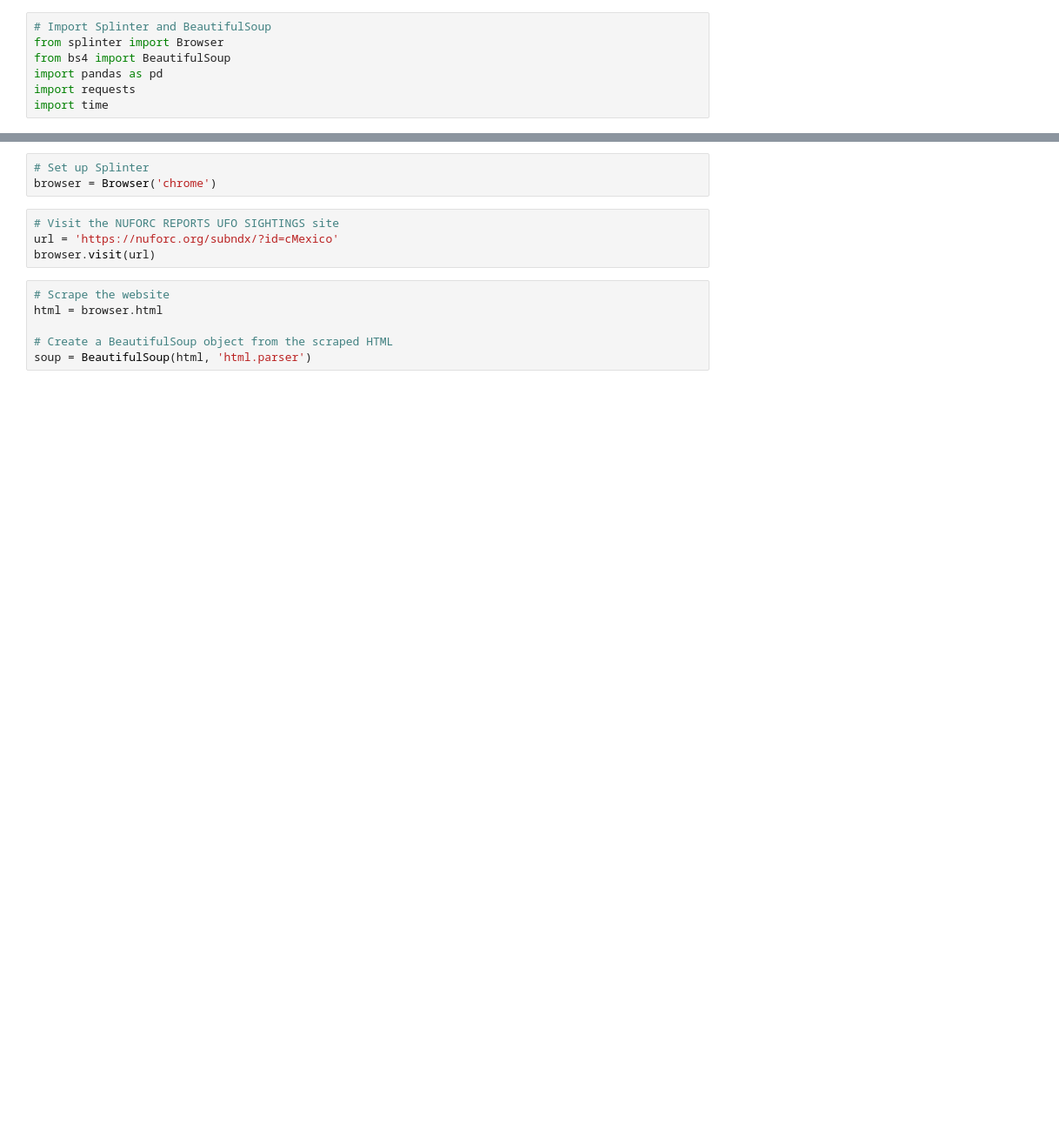
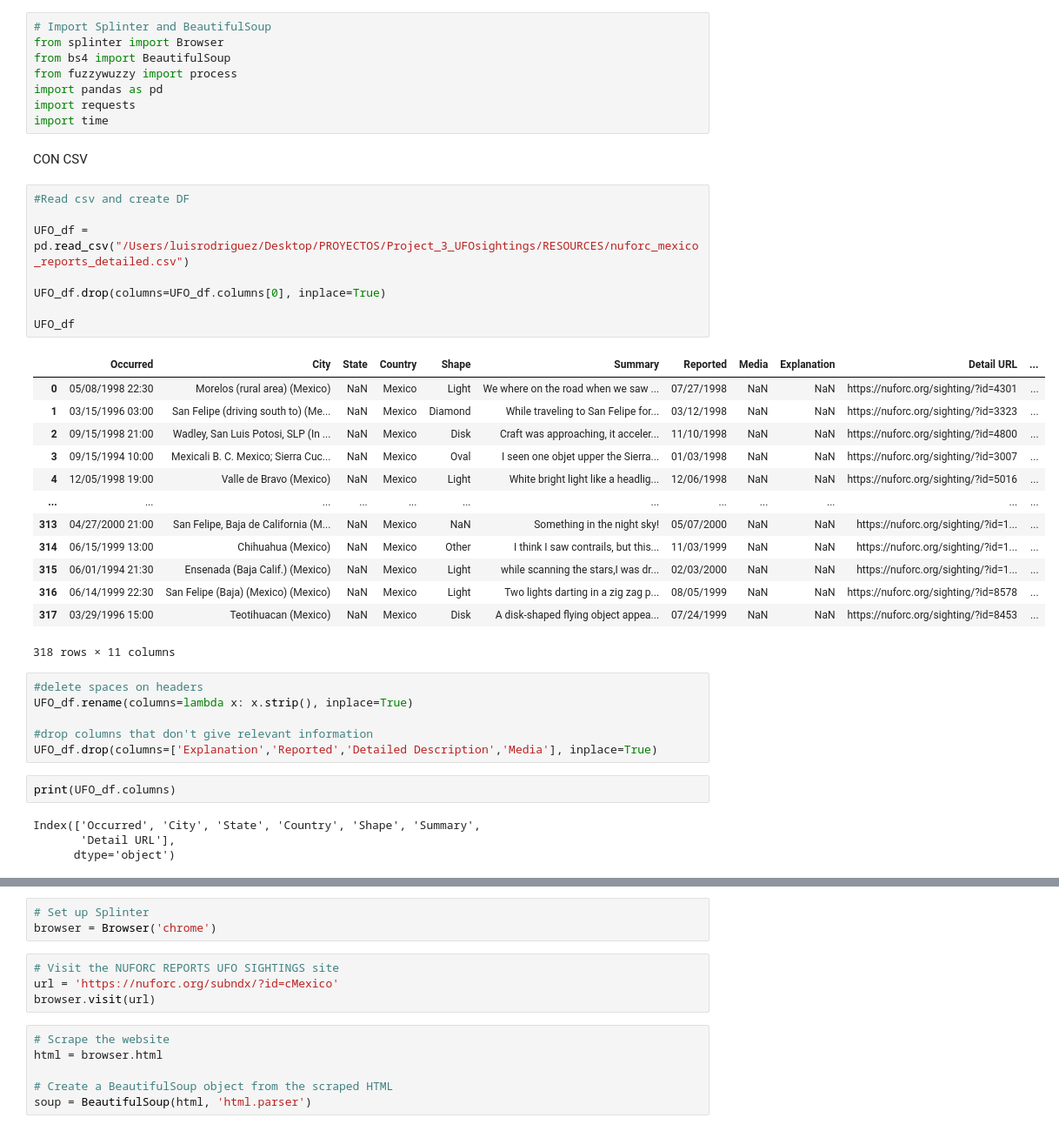
Before and after one commit to dgname/Project_3_UFOsightings, a Jupyter notebook: ufosightings.ipynb, the cells around one changed output, grey strips where cells are left out. Shown at 87% size. Drawn from its saved outputs; the diff is of its cells as text; blank space fills up the shorter version.

Commit message:
:sparks:  read csv

```diff
--- a/ufosightings.ipynb
+++ b/ufosightings.ipynb
@@ -2,6 +2,43 @@
 # Import Splinter and BeautifulSoup
 from splinter import Browser
 from bs4 import BeautifulSoup
+from fuzzywuzzy import process
 import pandas as pd
 import requests
 import time
+# %% [markdown]
+CON CSV
+# %%
+#Read csv and create DF
+
+UFO_df = pd.read_csv("/Users/luisrodriguez/Desktop/PROYECTOS/Project_3_UFOsightings/RESOURCES/nuforc_mexico_reports_detailed.csv")
+
+UFO_df.drop(columns=UFO_df.columns[0], inplace=True)
+
+UFO_df
+# %% [output]
+|  | Occurred | City | State | Country | Shape | Summary | Reported | Media | Explanation | Detail URL | ... |
+| 0 | 05/08/1998 22:30 | Morelos (rural area) (Mexico) | NaN | Mexico | Light | We where on the road when we saw ... | 07/27/1998 | NaN | NaN | https://nuforc.org/sighting/?id=4301 | ... |
+| 1 | 03/15/1996 03:00 | San Felipe (driving south to) (Me... | NaN | Mexico | Diamond | While traveling to San Felipe for... | 03/12/1998 | NaN | NaN | https://nuforc.org/sighting/?id=3323 | ... |
+| 2 | 09/15/1998 21:00 | Wadley, San Luis Potosi, SLP (In ... | NaN | Mexico | Disk | Craft was approaching, it acceler... | 11/10/1998 | NaN | NaN | https://nuforc.org/sighting/?id=4800 | ... |
+| 3 | 09/15/1994 10:00 | Mexicali B. C. Mexico; Sierra Cuc... | NaN | Mexico | Oval | I seen one objet upper the Sierra... | 01/03/1998 | NaN | NaN | https://nuforc.org/sighting/?id=3007 | ... |
+| 4 | 12/05/1998 19:00 | Valle de Bravo (Mexico) | NaN | Mexico | Light | White bright light like a headlig... | 12/06/1998 | NaN | NaN | https://nuforc.org/sighting/?id=5016 | ... |
+| ... | ... | ... | ... | ... | ... | ... | ... | ... | ... | ... | ... |
+| 313 | 04/27/2000 21:00 | San Felipe, Baja de California (M... | NaN | Mexico | NaN | Something in the night sky! | 05/07/2000 | NaN | NaN | https://nuforc.org/sighting/?id=1... | ... |
+| 314 | 06/15/1999 13:00 | Chihuahua (Mexico) | NaN | Mexico | Other | I think I saw contrails, but this... | 11/03/1999 | NaN | NaN | https://nuforc.org/sighting/?id=1... | ... |
+| 315 | 06/01/1994 21:30 | Ensenada (Baja Calif.) (Mexico) | NaN | Mexico | Light | while scanning the stars,I was dr... | 02/03/2000 | NaN | NaN | https://nuforc.org/sighting/?id=1... | ... |
+| 316 | 06/14/1999 22:30 | San Felipe (Baja) (Mexico) (Mexico) | NaN | Mexico | Light | Two lights darting in a zig zag p... | 08/05/1999 | NaN | NaN | https://nuforc.org/sighting/?id=8578 | ... |
+| 317 | 03/29/1996 15:00 | Teotihuacan (Mexico) | NaN | Mexico | Disk | A disk-shaped flying object appea... | 07/24/1999 | NaN | NaN | https://nuforc.org/sighting/?id=8453 | ... |
+318 rows × 11 columns
+# %%
+#delete spaces on headers
+UFO_df.rename(columns=lambda x: x.strip(), inplace=True)
+
+#drop columns that don't give relevant information
+UFO_df.drop(columns=['Explanation','Reported','Detailed Description','Media'], inplace=True)
+# %%
+print(UFO_df.columns)
+# %% [output]
+Index(['Occurred', 'City', 'State', 'Country', 'Shape', 'Summary',
+       'Detail URL'],
+      dtype='object')
```
Also changed, not shown: parts of 3 cells of this notebook, 2 other files.
